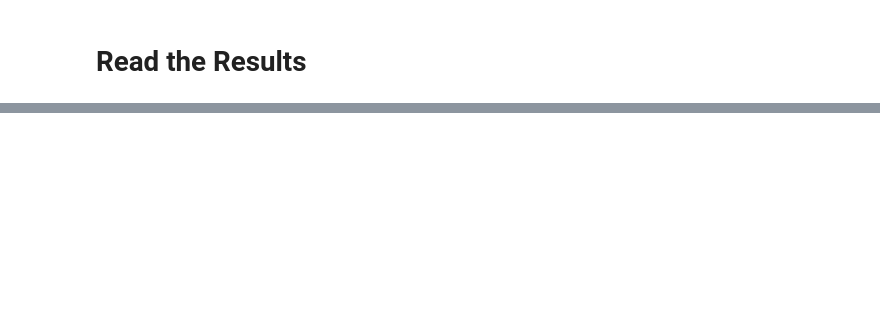
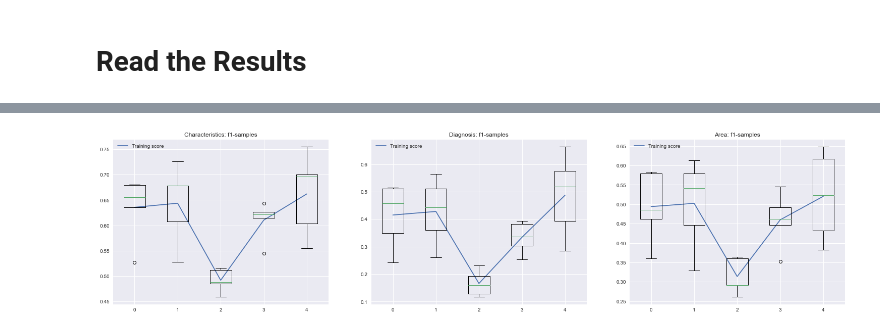
Before and after one commit to vstenby/DiagnosisCorrection02456, a Jupyter notebook: Characteristics.ipynb, the cells around one changed output, grey strips where cells are left out. Saved outputs shown, nothing was run; the diff lists cells and outputs as text; code cells hidden in the pictures; blank space fills up the shorter version.

```diff
--- a/Characteristics.ipynb
+++ b/Characteristics.ipynb
@@ -133,8 +134,8 @@ def train_and_eval(phase, model, optimizer, criterion, scheduler, dataloaders):
 # %% [markdown]
 # Training
 # %%
-k = 2
-num_epochs = 2
+k = 5
+num_epochs = 5
 # %%
 splits = KFold(n_splits=k)
 
@@ -203,0 +216,28 @@ plt.show()
+# %%
+titles = ['Characteristics: f1-samples', 'Diagnosis: f1-samples', 'Area: f1-samples']
+scores = [f1_characteristics, f1_diagnosis, f1_area]
+
+figWidth = 26
+figHeight = 6
+nRow = 1
+nCol = len(titles)
+epochs = np.arange(0, num_epochs)
+
+fig, axes = plt.subplots(nRow, nCol, figsize = (figWidth, figHeight))
+for i in range(0,nRow*nCol):
+
+    r = i//nCol
+    c = i%nCol
+
+    # Plot mean training and validation score distributions
+    axes[c].plot(epochs, [mean(scores[r+c]['train'][i]) for i in epochs], label='Training score')
+    # axes[c].plot(epochs, [mean(scores[r+c]['val'][i]) for i in epochs], label='Validation score')
+
+    # Plot k-fold distribution
+    axes[c].boxplot(scores[r+c]['train'], positions=epochs)
+
+    axes[c].set_title(titles[i])
+    axes[c].legend()
+plt.show()
+# %% [output]
+[figure, added]
```
Also changed, not shown: parts of 5 cells of this notebook, 3 other files.
